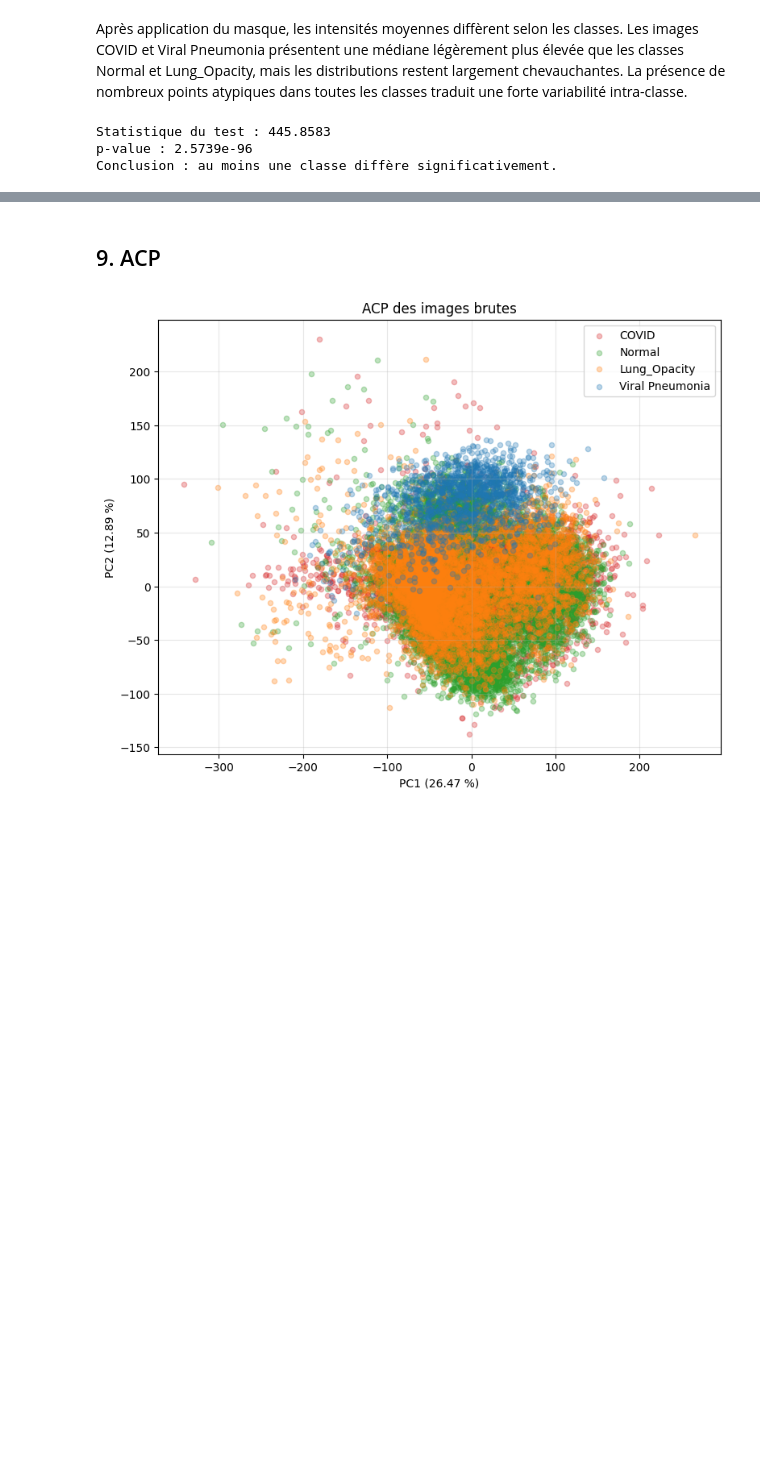
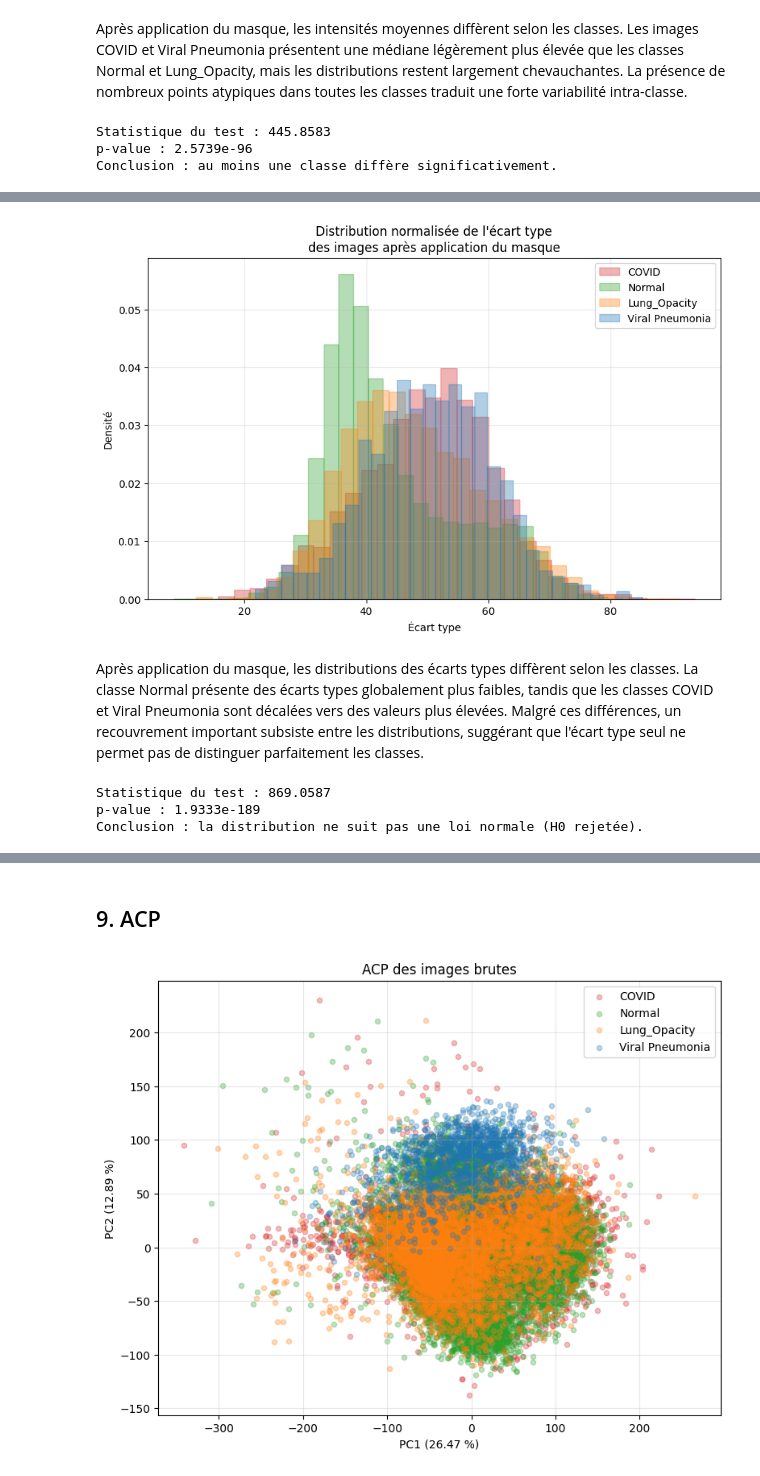
Before and after one commit to cyrilmarat/Liora_Covid, a Jupyter notebook: notebooks/exploration/Noura_exploration.ipynb, the cells around one changed output, grey strips where cells are left out. Drawn from its saved outputs; the diff is of its cells as text; code cells hidden in the pictures; blank space fills up the shorter version.

```diff
--- a/notebooks/exploration/Noura_exploration.ipynb
+++ b/notebooks/exploration/Noura_exploration.ipynb
@@ -1407,0 +1453,60 @@ Conclusion : au moins une classe diffère significativement.
+# %%
+colors = {
+    "COVID": "#d62728",
+    "Normal": "#2ca02c",
+    "Lung_Opacity": "#ff7f0e",
+    "Viral Pneumonia": "#1f77b4"
+}
+
+plt.figure(figsize=(10, 6))
+
+for class_name in classes:
+
+    subset = df_masked_images[
+        df_masked_images["classe"] == class_name
+    ]
+
+    plt.hist(
+        subset["pixel_std"],
+        bins=30,
+        density=True,
+        alpha=0.35,
+        color=colors[class_name],
+        edgecolor=colors[class_name],
+        label=class_name
+    )
+
+plt.title(
+    "Distribution normalisée de l'écart type\n"
+    "des images après application du masque"
+)
+
+plt.xlabel("Écart type")
+plt.ylabel("Densité")
+
+plt.legend()
+plt.grid(alpha=0.3)
+
+plt.show()
+# %% [output]
+[figure, added]
+# %% [markdown]
+Après application du masque, les distributions des écarts types diffèrent selon les classes. La classe Normal présente des écarts types globalement plus faibles, tandis que les classes COVID et Viral Pneumonia sont décalées vers des valeurs plus élevées. Malgré ces différences, un recouvrement important subsiste entre les distributions, suggérant que l'écart type seul ne permet pas de distinguer parfaitement les classes.
+# %%
+# Test de normalité sur l'écart type après application du masque
+
+valeurs = df_masked_images["pixel_std"].dropna()
+
+stat, p_value = normaltest(valeurs)
+
+print(f"Statistique du test : {stat:.4f}")
+print(f"p-value : {p_value:.4e}")
+
+if p_value < 0.05:
+    print("Conclusion : la distribution ne suit pas une loi normale (H0 rejetée).")
+else:
+    print("Conclusion : aucune preuve de non-normalité (H0 non rejetée).")
+# %% [output]
+Statistique du test : 869.0587
+p-value : 1.9333e-189
+Conclusion : la distribution ne suit pas une loi normale (H0 rejetée).
```
Also changed, not shown: parts of 19 cells of this notebook, 1 other file.
